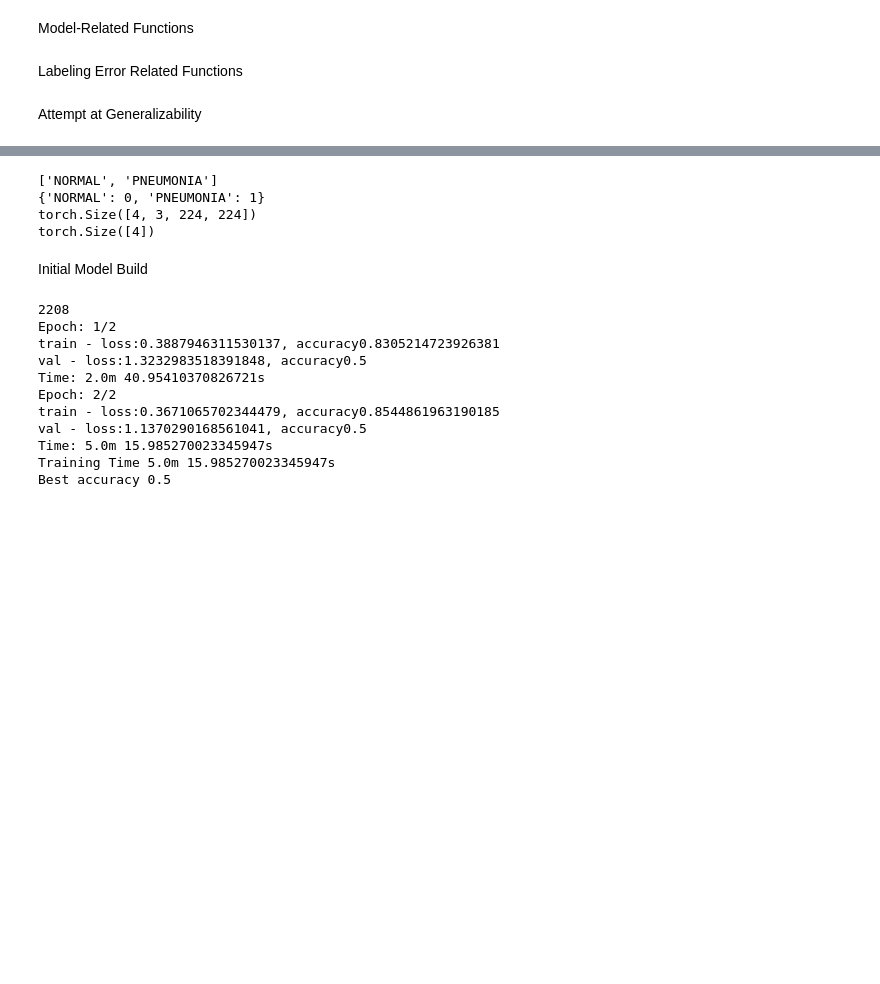
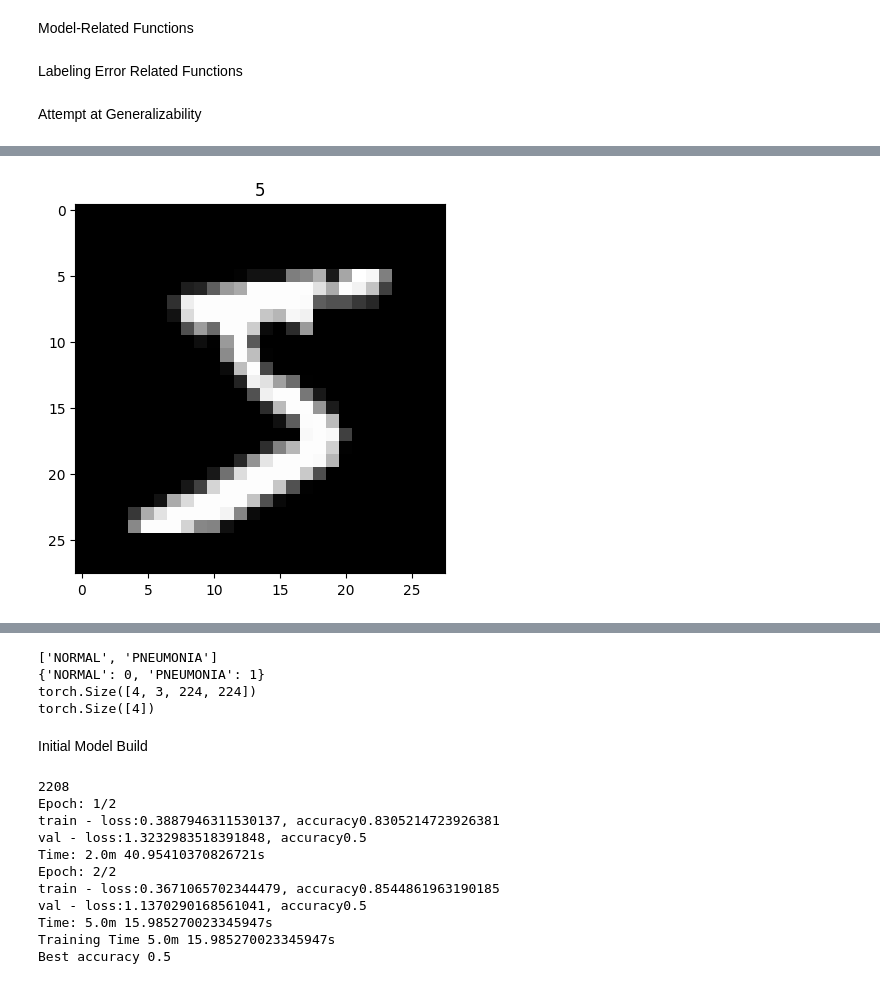
Before and after one commit to ZanChaudhry/ALED, a Jupyter notebook: Adaptive Labeling Error Detection_v3.ipynb, the cells around one changed output, grey strips where cells are left out. Cells and saved outputs as stored; diff of their text form; code cells hidden in the pictures; blank space fills up the shorter version.

Commit message:
Prepared MNIST dataset to run through pipeline- need to train MNIST model

```diff
--- a/Adaptive Labeling Error Detection_v3.ipynb
+++ b/Adaptive Labeling Error Detection_v3.ipynb
@@ -461,0 +540,79 @@ Dataset Setup
+# %%
+# Code taken in part from: https://github.com/vincent6606/DenseNet/blob/master/MNIST%2BDensnet.ipynb
+!ls drive/MyDrive/'Colab Notebooks'/MNIST
+# !mkdir drive/MyDrive/'Colab Notebooks'/'MNIST'
+
+# later, will need to figure out how to adapt Mislabeling_Dataset with RandomCrop and other data augmentation
+# mnist_trainTransform = transforms.Compose([
+#     transforms.RandomCrop(28, padding=4),
+#     transforms.ToTensor(),
+#     transforms.Normalize((0.1307,), (0.3081,))
+# ])
+
+# mnist_testTransform = transforms.Compose([
+#     transforms.ToTensor(),
+#     transforms.Normalize((0.1307,), (0.3081,))
+# ])
+
+mnist_transform = transforms.Compose([
+    T.Resize(size = (224,224)),
+    transforms.ToTensor(),
+    T.Grayscale(num_output_channels=3),
+    # transforms.Normalize((0.1307,), (0.3081,))
+    # T.Normalize([0.485, 0.456, 0.406],[0.229, 0.224, 0.225])
+    T.Normalize([0.485],[0.229])
+])
+
+mnist_trainset = torchvision.datasets.MNIST("./drive/MyDrive/'Colab Notebooks'/MNIST",
+    train=True,
+    transform=mnist_transform,
+    download=True)
+
+mnist_testset = torchvision.datasets.MNIST("./drive/MyDrive/'Colab Notebooks'/MNIST",
+    train=False, # test
+    transform=mnist_transform,
+    download=True)
+
+print(dir(mnist_trainset))
+mnist_trainset.test_labels
+
+
+plt.imshow(mnist_trainset.data[0].numpy(), cmap='gray')
+plt.title('%i' % mnist_trainset.targets[0])
+plt.show()
+
+BATCH_SIZE = 100
+# mnist_train_loader = DataLoader(
+#     dataset=Mislabeling_Dataset(mnist_trainset, internal_dataset_labels=mnist_trainset.targets, fraction_mislabeled=0.1, random_state=0),
+#     batch_size=BATCH_SIZE,
+#     shuffle=True)
+
+mnist_train_loader = DataLoader(
+    dataset=mnist_trainset,
+    batch_size=BATCH_SIZE,
+    shuffle=True)
+
+mnist_testLoader = DataLoader(
+        dataset=mnist_testset,
+        batch_size=BATCH_SIZE,
+        shuffle=False)
+
+
+
+# trying to just learn 1s and 2s but the following destroyed the dataset:
+# for ds in [mnist_trainset, mnist_testset]:
+#     idx = (ds.targets==1) & (ds.targets==2)
+#     print(mnist_trainset.targets)
+#     print(idx)
+#     ds.targets = ds.targets[idx]
+#     ds.data = ds.data[idx]
+
+# idx = (mnist_trainset.targets==1) & (mnist_trainset.targets==2)
+# print(mnist_trainset.targets)
+# print(idx)
+# mnist_trainset.targets = mnist_trainset.targets[idx]
+# mnist_trainset.data = mnist_trainset.data[idx]
+
+# np.arange(len(mnist_trainset))[mnist_trainset.targets == 1]
+# mnist_trainset[[5, 6]]
+# %% [output]
@@ -461,0 +620 @@ Dataset Setup
+[figure, added]
```
Also changed, not shown: parts of 12 cells of this notebook, 1 other file.
